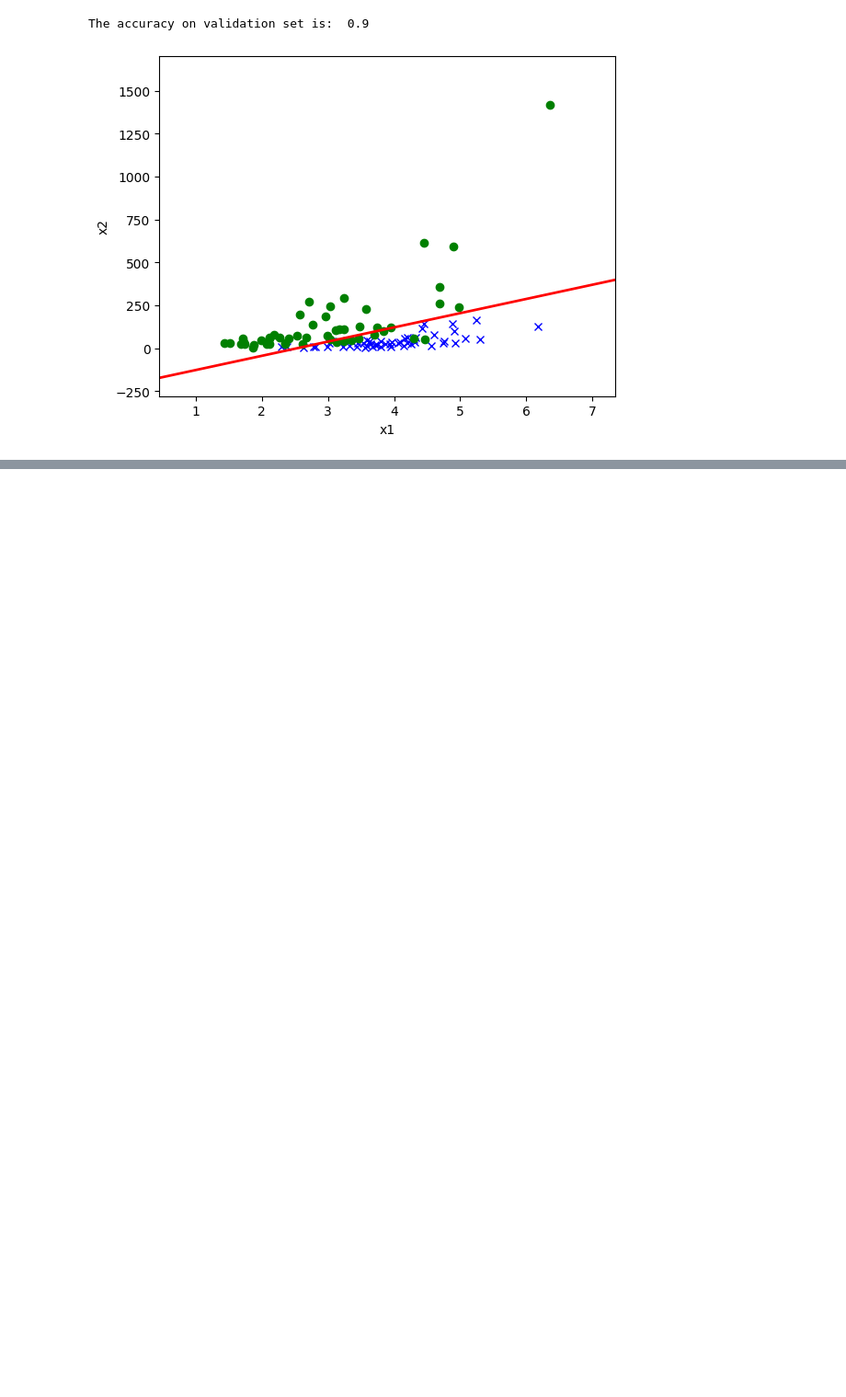
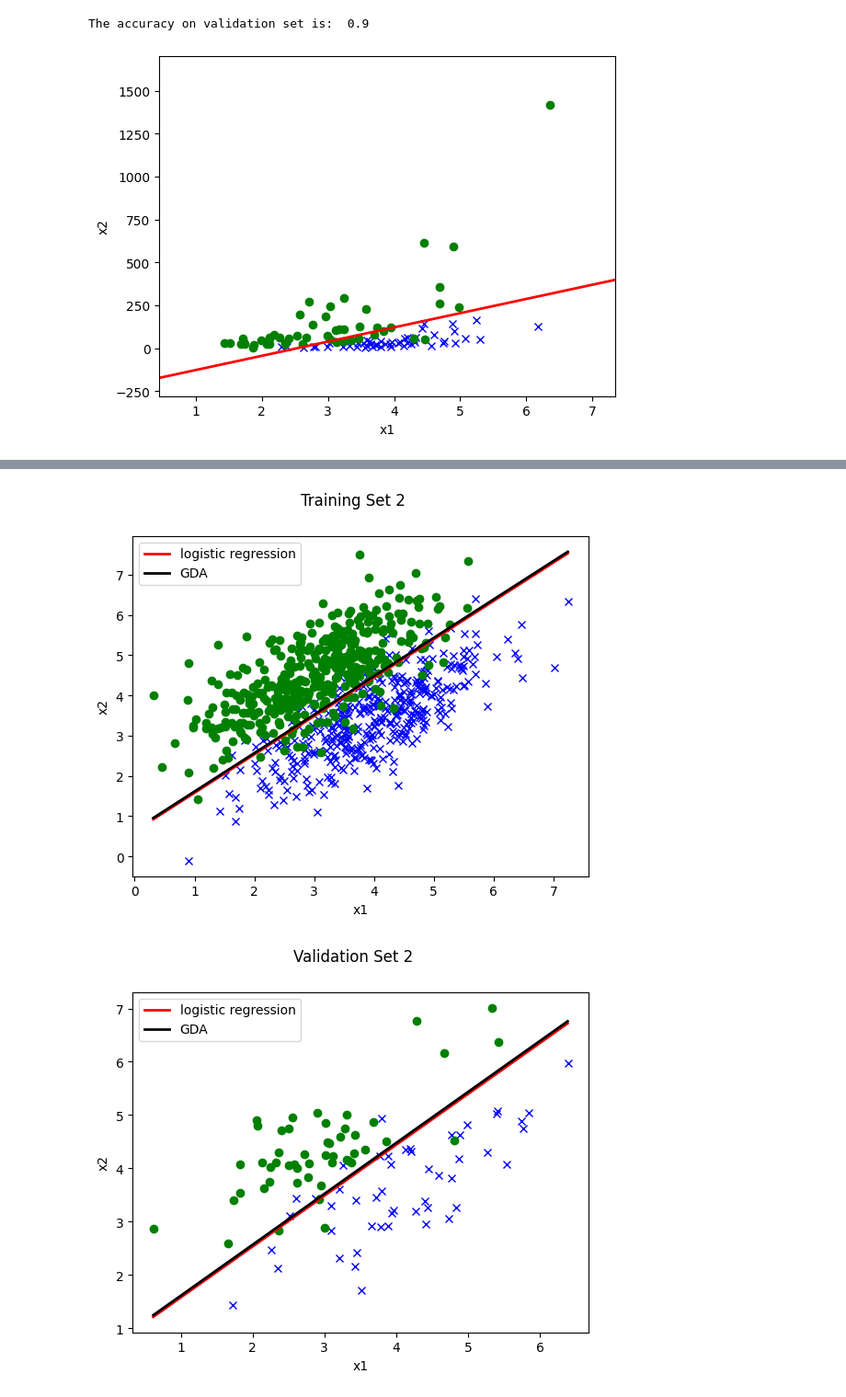
Before and after one commit to mateuszcedro/cs229-2018-autumn, a Jupyter notebook: problem_sets/PS1/mine_ps1/mine_ps1.ipynb, the cells around one changed output, grey strips where cells are left out. Shown: that part at 92% size. Saved outputs shown, nothing was run; the diff lists cells and outputs as text; code cells hidden in the pictures; blank space fills up the shorter version.

```diff
--- a/problem_sets/PS1/mine_ps1/mine_ps1.ipynb
+++ b/problem_sets/PS1/mine_ps1/mine_ps1.ipynb
@@ -142,0 +251,20 @@ The accuracy on validation set is:  0.9
+# %%
+# Train logistic regression
+x_train, y_train = util.load_dataset(ds2_training_set_path, add_intercept=True)
+log_reg = LogisticRegression()
+log_reg.fit(x_train, y_train)
+
+# Train GDA
+x_train, y_train = util.load_dataset(ds2_training_set_path)
+gda = GDA()
+gda.fit(x_train, y_train)
+
+# Plot decision boundaries on training set 2
+plot(x_train, y_train, theta_1=log_reg.theta, legend_1='logistic regression', theta_2=gda.theta, legend_2='GDA', title='Training Set 2')
+
+# Plot decision boundaries on validation set 2
+x_valid, y_valid = util.load_dataset(ds2_valid_set_path)
+plot(x_valid, y_valid, theta_1=log_reg.theta, legend_1='logistic regression', theta_2=gda.theta, legend_2='GDA', title='Validation Set 2')
+# %% [output]
+[figure, added]
+[figure, added]
```
Also changed, not shown: parts of 8 cells of this notebook.
